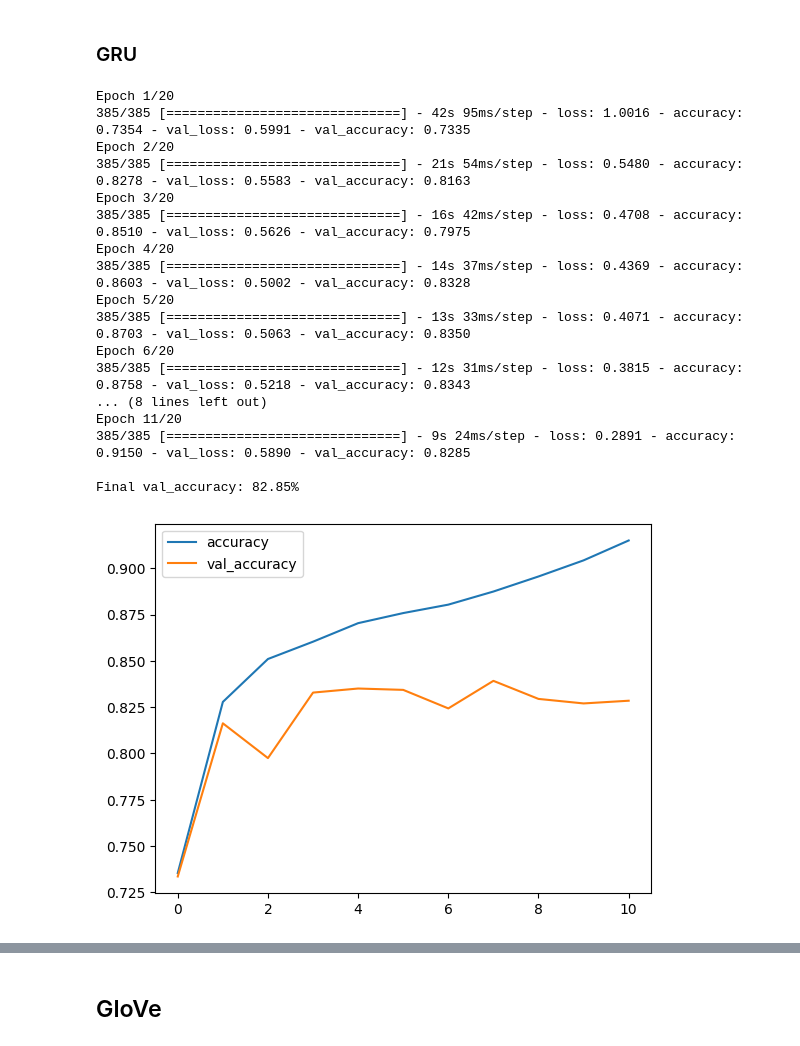
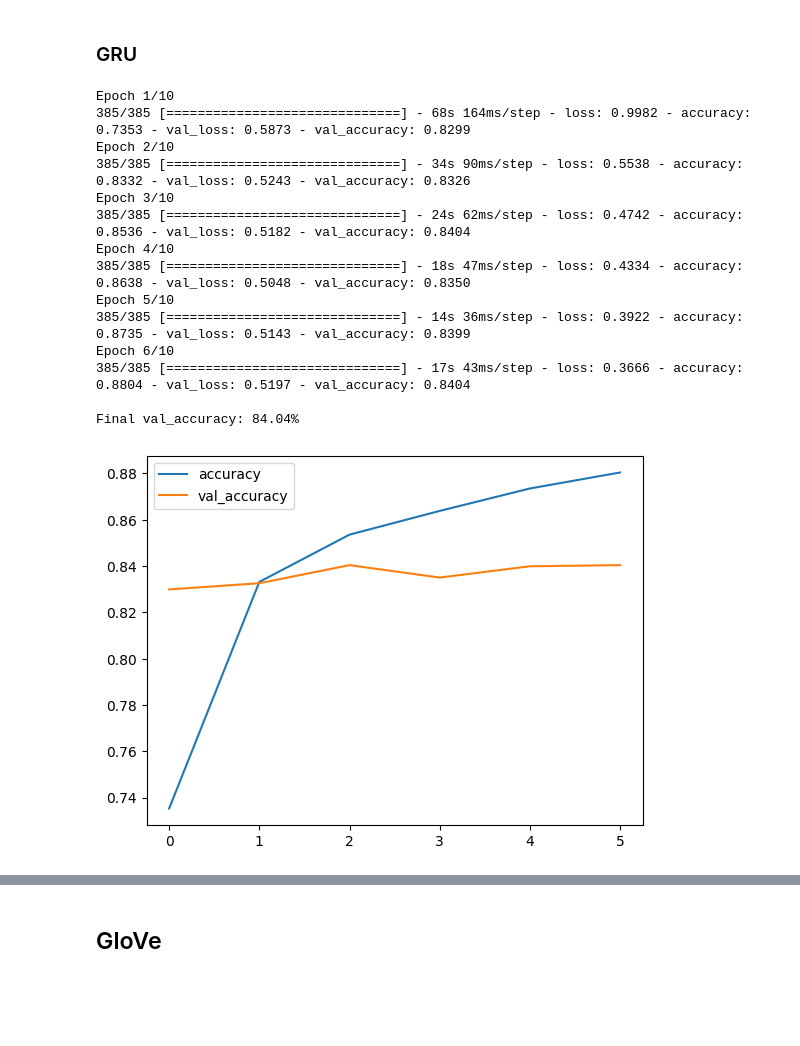
Before and after one commit to dsabljic/UUI-NLP-u-ugostiteljstvu, a Jupyter notebook: SentimentAnalysis.ipynb, the cells around one changed output, grey strips where cells are left out. Cells and saved outputs as stored; diff of their text form; code cells hidden in the pictures; blank space fills up the shorter version.

```diff
--- a/SentimentAnalysis.ipynb
+++ b/SentimentAnalysis.ipynb
@@ -240,17 +240,22 @@ X_train, X_val, y_train, y_val = train_test_split(X_train, y_train, test_size=0.
 # %%
+# Definirajte stopwords i izuzmite one koji utječu na sentiment
+stop_words = set(stopwords.words('english'))
+words_to_keep = {'not', 'no', 'nt', 'very', 'really'}
+filtered_stop_words = stop_words - words_to_keep
+
 stemmer = SnowballStemmer("english")
 
-def custom_preprocessing(text):
-  # Removing punctuation
-  text = re.sub(r'[^\w\s]', '', text)
-  # Stemming
-  text = " ".join(stemmer.stem(word) for word in text.split())
+def custom_preprocessing_sw_removal(text):
+    # Uklanjanje interpunkcije
+    text = re.sub(r'[^\w\s]', '', text)
+    # Stemming i uklanjanje stopwordsa osim onih koji utječu na sentiment
+    text = " ".join(stemmer.stem(word) for word in text.split() if word not in filtered_stop_words)
 
-  return text
+    return text
 # %%
-X_train = X_train.apply(custom_preprocessing)
-X_val = X_val.apply(custom_preprocessing)
-X_test = X_test.apply(custom_preprocessing)
+X_train = X_train.apply(custom_preprocessing_sw_removal)
+X_val = X_val.apply(custom_preprocessing_sw_removal)
+X_test = X_test.apply(custom_preprocessing_sw_removal)
 # %%
 batch_size = 32
 VOCAB_TOKENS = 5000
@@ -308,36 +328,33 @@ Test Accuracy: 0.7921444177627563
 # %%
 l1_reg = tf.keras.regularizers.l1(0.005)
 
-gru_model = tf.keras.models.Sequential([
+gru_model39_v3 = tf.keras.models.Sequential([
     encoder,
-    tf.keras.layers.Embedding(len(encoder.get_vocabulary()), 50, mask_zero = True),
+    tf.keras.layers.Embedding(len(encoder.get_vocabulary()), 100, mask_zero = True),
     tf.keras.layers.GRU(32),
     tf.keras.layers.Dropout(0.6),
     tf.keras.layers.Dense(32, activation='relu', kernel_regularizer=l1_reg),
     tf.keras.layers.Dense(3, activation='softmax', kernel_regularizer=l1_reg)])
 
-gru_model.compile(optimizer=Adam(learning_rate=1e-3), loss='sparse_categorical_crossentropy', metrics=['accuracy'])
+gru_model39_v3.compile(optimizer=Adam(learning_rate=1e-3), loss='sparse_categorical_crossentropy', metrics=['accuracy'])
 
-history = gru_model.fit(train_ds, epochs=20, validation_data=val_ds, callbacks=[tf.keras.callbacks.EarlyStopping(patience=3, monitor="val_accuracy")])
+history = gru_model39_v3.fit(train_ds, epochs=10, validation_data=val_ds, callbacks=[tf.keras.callbacks.EarlyStopping(patience=3, monitor="val_accuracy")])
 print(f"\nFinal val_accuracy: {history.history['val_accuracy'][-1]:.2%}\n")
 
 plot_metrics(history)
 # %% [output]
-Epoch 1/20
-385/385 [==============================] - 42s 95ms/step - loss: 1.0016 - accuracy: 0.7354 - val_loss: 0.5991 - val_accuracy: 0.7335
-Epoch 2/20
-385/385 [==============================] - 21s 54ms/step - loss: 0.5480 - accuracy: 0.8278 - val_loss: 0.5583 - val_accuracy: 0.8163
-Epoch 3/20
-385/385 [==============================] - 16s 42ms/step - loss: 0.4708 - accuracy: 0.8510 - val_loss: 0.5626 - val_accuracy: 0.7975
-Epoch 4/20
-385/385 [==============================] - 14s 37ms/step - loss: 0.4369 - accuracy: 0.8603 - val_loss: 0.5002 - val_accuracy: 0.8328
-Epoch 5/20
-385/385 [==============================] - 13s 33ms/step - loss: 0.4071 - accuracy: 0.8703 - val_loss: 0.5063 - val_accuracy: 0.8350
-Epoch 6/20
-385/385 [==============================] - 12s 31ms/step - loss: 0.3815 - accuracy: 0.8758 - val_loss: 0.5218 - val_accuracy: 0.8343
-... (8 lines left out)
-Epoch 11/20
-385/385 [==============================] - 9s 24ms/step - loss: 0.2891 - accuracy: 0.9150 - val_loss: 0.5890 - val_accuracy: 0.8285
+Epoch 1/10
+385/385 [==============================] - 68s 164ms/step - loss: 0.9982 - accuracy: 0.7353 - val_loss: 0.5873 - val_accuracy: 0.8299
+Epoch 2/10
+385/385 [==============================] - 34s 90ms/step - loss: 0.5538 - accuracy: 0.8332 - val_loss: 0.5243 - val_accuracy: 0.8326
+Epoch 3/10
+385/385 [==============================] - 24s 62ms/step - loss: 0.4742 - accuracy: 0.8536 - val_loss: 0.5182 - val_accuracy: 0.8404
+Epoch 4/10
+385/385 [==============================] - 18s 47ms/step - loss: 0.4334 - accuracy: 0.8638 - val_loss: 0.5048 - val_accuracy: 0.8350
+Epoch 5/10
+385/385 [==============================] - 14s 36ms/step - loss: 0.3922 - accuracy: 0.8735 - val_loss: 0.5143 - val_accuracy: 0.8399
+Epoch 6/10
+385/385 [==============================] - 17s 43ms/step - loss: 0.3666 - accuracy: 0.8804 - val_loss: 0.5197 - val_accuracy: 0.8404
 
-Final val_accuracy: 82.85%
+Final val_accuracy: 84.04%
-[figure, old version]
+[figure, new version]
```
Also changed, not shown: parts of 10 cells of this notebook.
